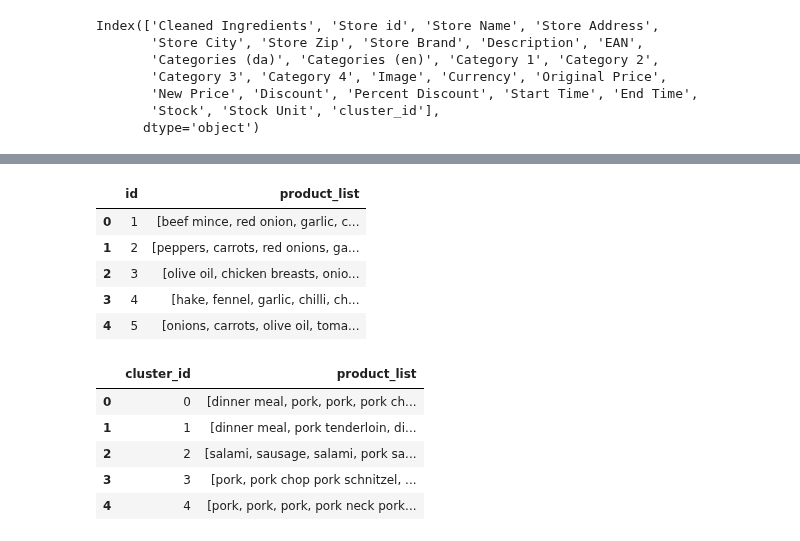
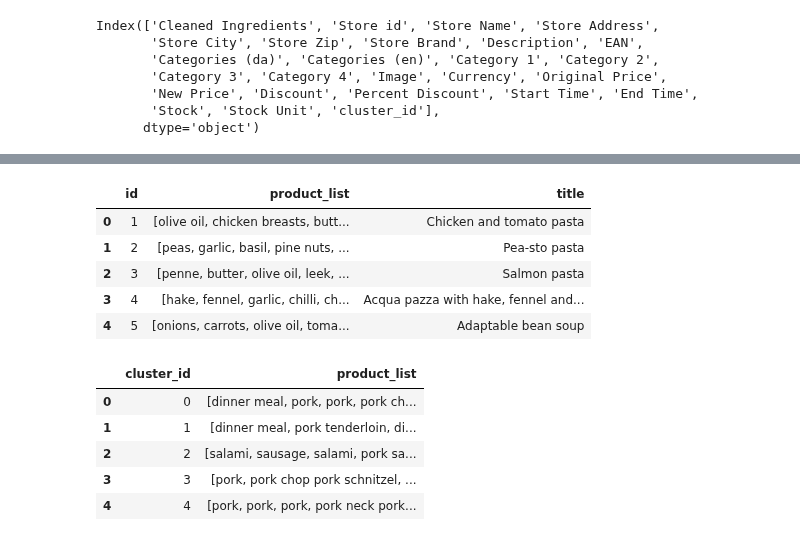
Before and after one commit to AfonsoCunha22/ComputationalToolsProject, a Jupyter notebook: similar_products.ipynb, the cells around one changed output, grey strips where cells are left out. Drawn from its saved outputs; the diff is of its cells as text; code cells hidden in the pictures.

```diff
--- a/similar_products.ipynb
+++ b/similar_products.ipynb
@@ -535,17 +535,20 @@ recipes_df.head()
 # %%
-recipes_reworked_df = recipes_df.groupby("id")["0"].apply(list).reset_index()
+recipes_reworked_df = recipes_df.groupby("id").agg({
+    "description": list,  # Group and collect descriptions into a list
+    "title": "first"      # Keep the first title for each group
+}).reset_index()
 
 # Rename columns for clarity
-recipes_reworked_df.rename(columns={"0": "product_list"}, inplace=True)
+recipes_reworked_df.rename(columns={"description": "product_list"}, inplace=True)
 
 recipes_reworked_df.head()
 # %% [output]
-|  | id | product_list |
-| 0 | 1 | [beef mince, red onion, garlic, c... |
-| 1 | 2 | [peppers, carrots, red onions, ga... |
-| 2 | 3 | [olive oil, chicken breasts, onio... |
-| 3 | 4 | [hake, fennel, garlic, chilli, ch... |
-| 4 | 5 | [onions, carrots, olive oil, toma... |
+|  | id | product_list | title |
+| 0 | 1 | [olive oil, chicken breasts, butt... | Chicken and tomato pasta |
+| 1 | 2 | [peas, garlic, basil, pine nuts, ... | Pea-sto pasta |
+| 2 | 3 | [penne, butter, olive oil, leek, ... | Salmon pasta |
+| 3 | 4 | [hake, fennel, garlic, chilli, ch... | Acqua pazza with hake, fennel and... |
+| 4 | 5 | [onions, carrots, olive oil, toma... | Adaptable bean soup |
 # %%
 grouped_products_df = df.groupby("cluster_id")["Cleaned Ingredients"].apply(list).reset_index()
 
```
Also changed, not shown: parts of 32 cells of this notebook, 1 other file.
